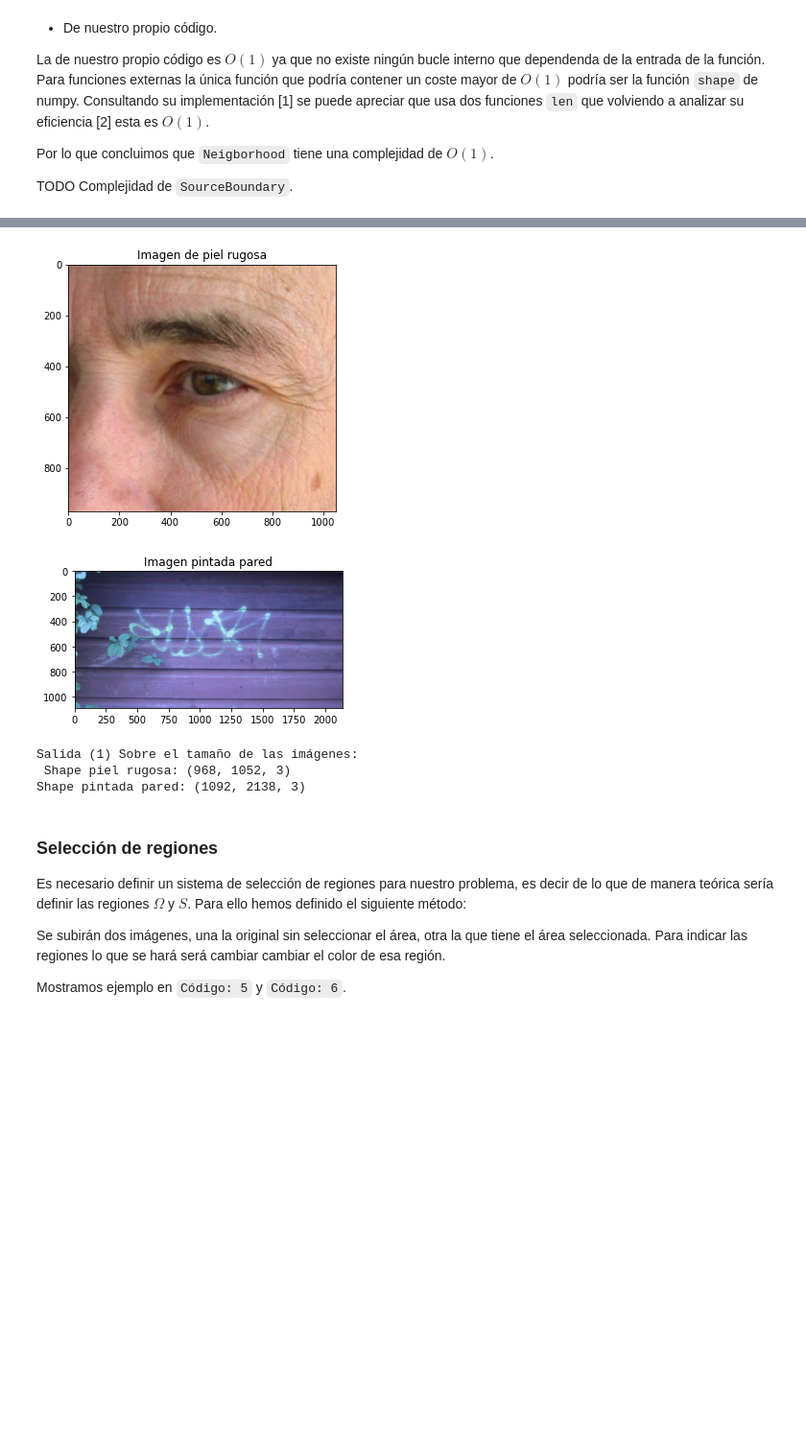
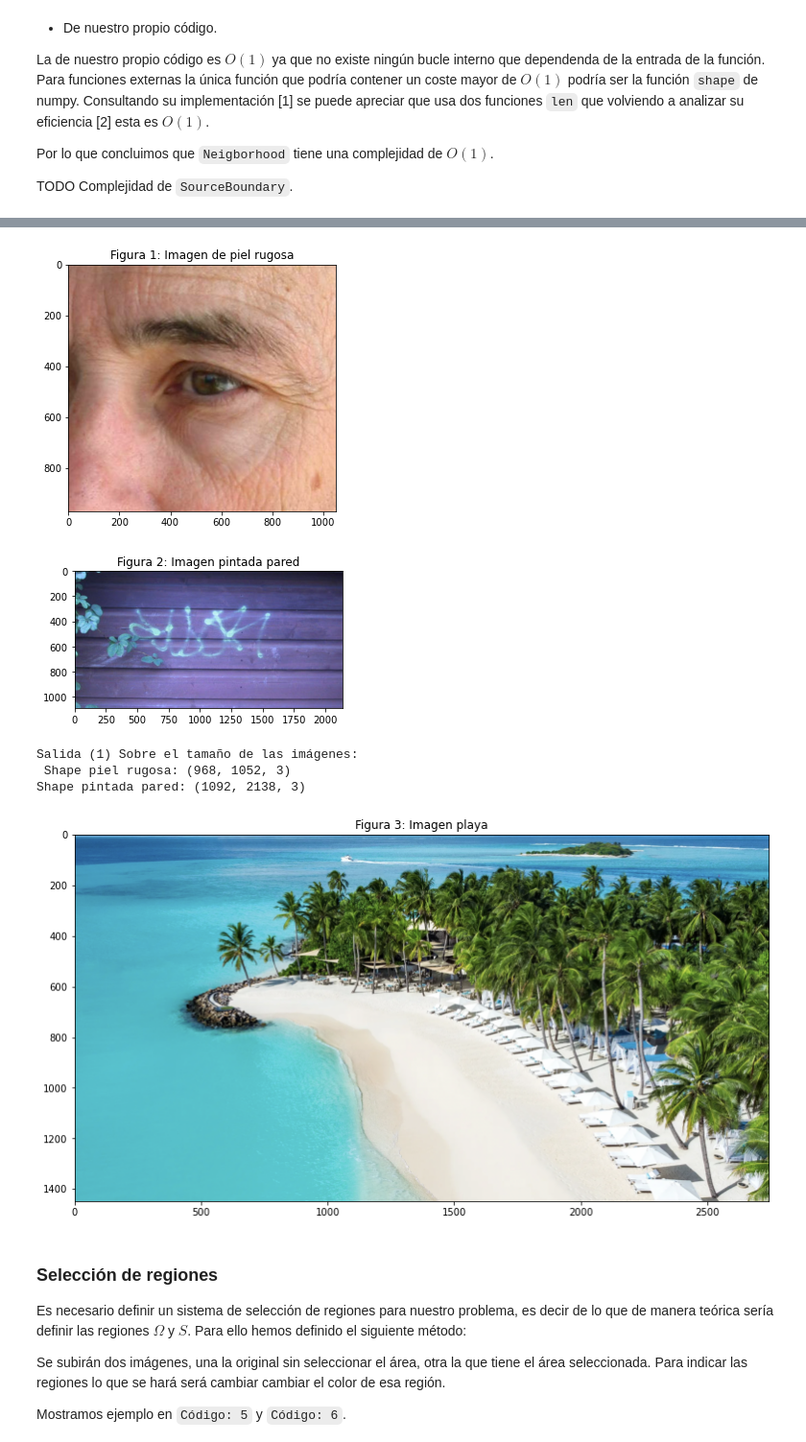
Before and after one commit to BlancaCC/Mezclado-de-regiones-en-imagenes-usando-la-ecuacion-de-Poisson, a Jupyter notebook: PoissonImageEditing.ipynb, the cells around one changed output, grey strips where cells are left out. Shown at 96% size. Cells and saved outputs as stored; diff of their text form; code cells hidden in the pictures; blank space fills up the shorter version.

```diff
--- a/PoissonImageEditing.ipynb
+++ b/PoissonImageEditing.ipynb
@@ -216,40 +207,46 @@ def Normalize (img):
     else:
         normalized_img *= 0 # suponemos todo blanca
     return normalized_img
 
 def PrintOneImage( img, title=None, normalize= True, size = (13,13)):
     '''Muestra una imagen usando imshow'''
 
     plt.figure(figsize=size)
     if normalize:
         img = Normalize(img)
     if IsGreyScale(img):
         plt.imshow(img, cmap='gray')
     else:
         plt.imshow(img[:,:,::-1])
     if title:
         plt.title(title)
     plt.show()
 
 
 ## Leemos algunas imágenes y las mostramos
 pathPielRugosa = path + 'PielRugosa.png'
 pathPintadaPared = path + 'PintadaEnPared.png'
 imgPielRugosa = ReadImage(pathPielRugosa, flagColor)
 imgPintadaPared = ReadImage(pathPintadaPared, flagColor)
-PrintOneImage(imgPielRugosa, title='Imagen de piel rugosa',size=(5,5))
-PrintOneImage(imgPintadaPared, title='Imagen pintada pared', size=(5,5))
+PrintOneImage(imgPielRugosa, title='Figura 1: Imagen de piel rugosa',size=(5,5))
+PrintOneImage(imgPintadaPared, title='Figura 2: Imagen pintada pared', size=(5,5))
 
 # Características de las imágenes
 print('Salida (1) Sobre el tamaño de las imágenes: ')
 print(f' Shape piel rugosa: {imgPielRugosa.shape}')
 print(f'Shape pintada pared: {imgPintadaPared.shape}')
+
+#Playa
+pathPlaya = path + 'Playa2.png'
+imgPlaya = ReadImage(pathPlaya, flagColor)
+PrintOneImage(imgPlaya, title='Figura 3: Imagen playa')
 # %% [output]
-[figure, old version]
+[figure, new version]
-[figure, old version]
+[figure, new version]
 Salida (1) Sobre el tamaño de las imágenes:
  Shape piel rugosa: (968, 1052, 3)
 Shape pintada pared: (1092, 2138, 3)
+[figure, added]
 # %% [markdown]
 ### Selección de regiones
 
```
Also changed, not shown: parts of 17 cells of this notebook.
